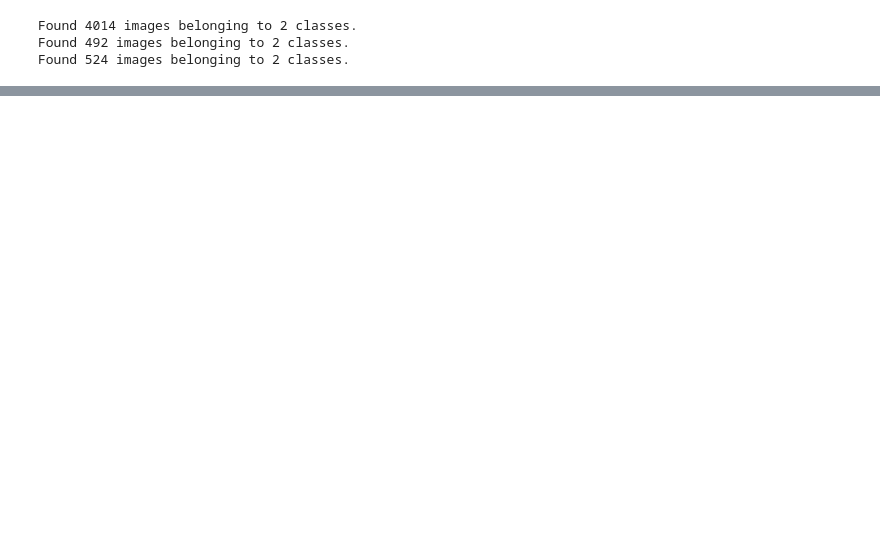
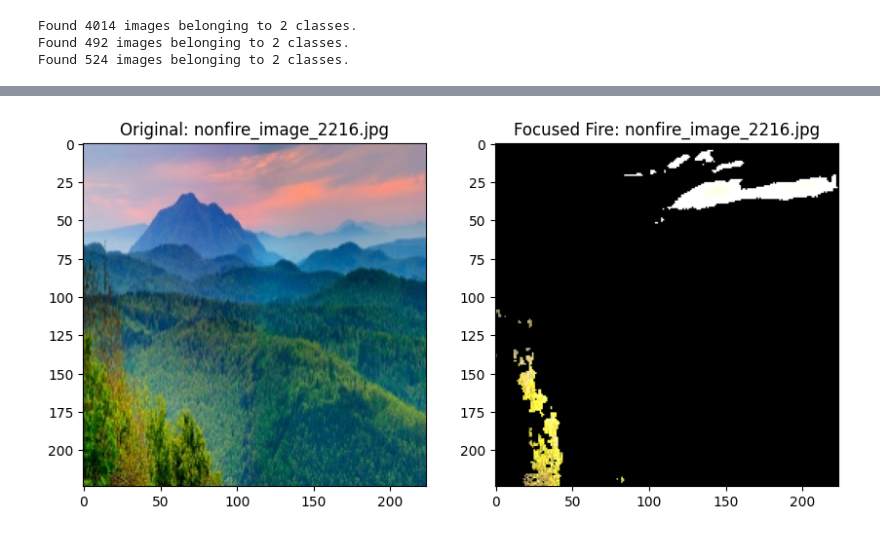
Before and after one commit to ushariRanasinghe/Fire-Detection, a Jupyter notebook: household-fire-detection.ipynb, the cells around one changed output, grey strips where cells are left out. Cells and saved outputs as stored; diff of their text form; code cells hidden in the pictures; blank space fills up the shorter version.

Commit message:
Kaggle Notebook | Household fire detection | Resnet-50

```diff
--- a/household-fire-detection.ipynb
+++ b/household-fire-detection.ipynb
@@ -13,7 +0,0 @@ import pandas as pd # data processing, CSV file I/O (e.g. pd.read_csv)
-# %%
-import os
-for dirname, _, filenames in os.walk('/kaggle/input'):
-    print(dirname)
-
-# You can write up to 20GB to the current directory (/kaggle/working/) that gets preserved as output when you create a version using "Save & Run All"
-# You can also write temporary files to /kaggle/temp/, but they won't be saved outside of the current session
@@ -41,8 +19,0 @@ import shutil
-# %%
-dataset_directory = '/kaggle/input/fires-detection/Fire-Dataset/train'
-search_extension = '.csv'  # Change this to your file extension, if known
-
-files = os.listdir(dataset_directory)
-matching_files = [file for file in files if file.endswith(search_extension)]
-
-print(matching_files)
@@ -231,0 +238,72 @@ Validation Loss: 0.32
+# %%
+import cv2
+
+# Path to the folder containing images
+folder_path = '/kaggle/input/firedataset-jpg-224/FireDataset-V6-JPG-Reshaped224/val/non_fire'
+save_path = '/kaggle/working/validate_transformed/non_fire'
+
+# Create a list to hold all image paths
+images = []
+
+# Traverse through all directories and subdirectories
+for root, dirs, files in os.walk(folder_path):
+    for file in files:
+        if file.endswith('.jpg'):
+            # Add the full path of the image to the list
+            images.append(os.path.join(root, file))
+
+# Define fire color range (red, orange, yellow)
+lower_fire = np.array([0, 50, 50])
+upper_fire = np.array([30, 255, 255])
+
+
+# Process each image in the folder
+for i, image_path in enumerate(images):
+
+    # Load the image
+    image = cv2.imread(image_path)
+
+    # Convert image to HSV color space
+    hsv = cv2.cvtColor(image, cv2.COLOR_BGR2HSV)
+
+    # Create a mask for fire-colored pixels
+    fire_mask = cv2.inRange(hsv, lower_fire, upper_fire)
+
+    # Apply the mask to highlight fire regions
+    fire_highlighted = cv2.bitwise_and(image, image, mask=fire_mask)
+
+    # Increase the brightness and contrast in the fire-highlighted image
+    alpha = 1.5  # Contrast control
+    beta = 50    # Brightness control
+    brightened_fire = cv2.convertScaleAbs(fire_highlighted, alpha=alpha, beta=beta)
+
+    # Convert the mask to binary (0 or 1) to isolate fire regions
+    _, binary_mask = cv2.threshold(fire_mask, 127, 255, cv2.THRESH_BINARY)
+
+    # Apply the binary mask to focus on fire areas
+    focused_fire = cv2.bitwise_and(brightened_fire, brightened_fire, mask=binary_mask)
+
+    # Save the final transformed image
+    base_filename = os.path.basename(image_path)
+    final_path = os.path.join(save_path, f'final_{base_filename}')
+    os.makedirs(save_path, exist_ok=True)
+    cv2.imwrite(final_path, focused_fire)
+
+    # Display the image
+    image_rgb = cv2.cvtColor(image, cv2.COLOR_BGR2RGB)
+    focused_fire_rgb = cv2.cvtColor(focused_fire, cv2.COLOR_BGR2RGB)
+
+    if i % 100 == 0:
+        plt.figure(figsize=(10, 5))
+
+        plt.subplot(1, 2, 1)
+        plt.imshow(image_rgb)
+        plt.title(f'Original: {base_filename}')
+
+        plt.subplot(1, 2, 2)
+        plt.imshow(focused_fire_rgb)
+        plt.title(f'Focused Fire: {base_filename}')
+
+        plt.show()
+# %% [output]
+[figure, added]
```
Also changed, not shown: parts of 31 cells of this notebook.
